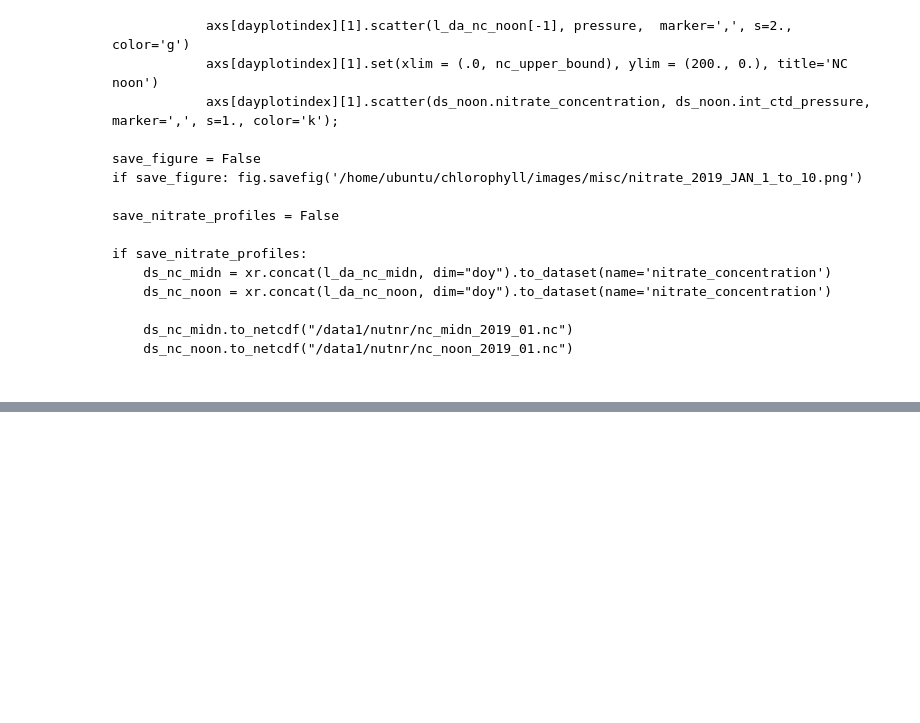
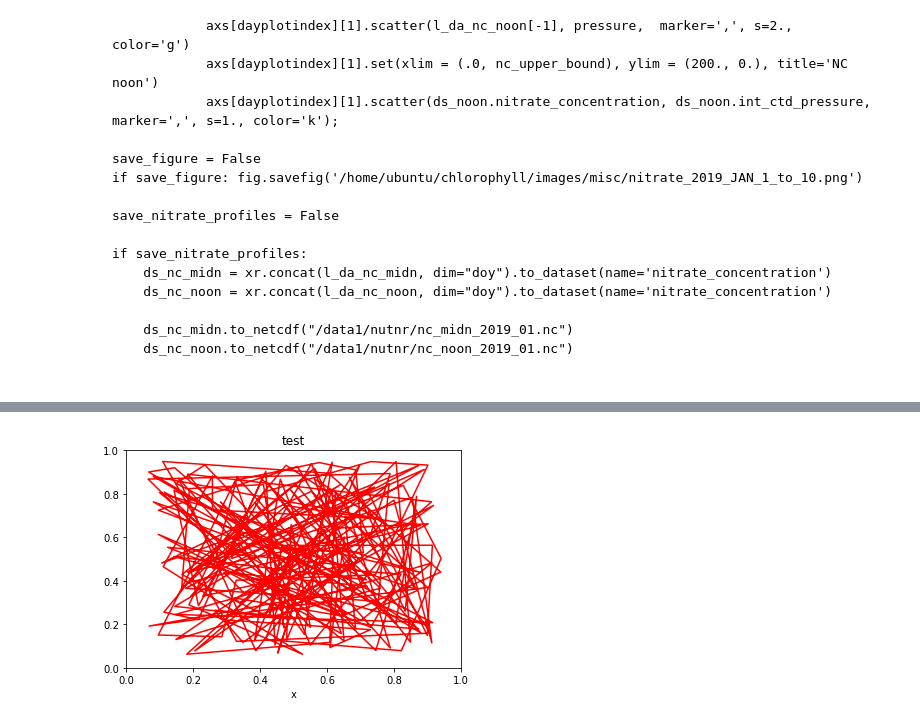
Before and after one commit to lsetiawan/ocean, a Jupyter notebook: Resources.ipynb, the cells around one changed output, grey strips where cells are left out. Cells and saved outputs as stored; diff of their text form; code cells hidden in the pictures; blank space fills up the shorter version.

```diff
--- a/Resources.ipynb
+++ b/Resources.ipynb
@@ -1066,0 +1143,23 @@ if save_nitrate_profiles:
+# %%
+def update_line(num, data, line):
+    line.set_data(data[..., :num])
+    return line,
+
+fig1 = plt.figure()
+
+data = .05 + 0.9*np.random.rand(2, 200)
+l, = plt.plot([], [], 'r-')                # l, takes the 1-tuple returned by plt.plot() and grabs that first
+                                           # and only element; so it de-tuples it
+
+plt.xlim(0, 1); plt.ylim(0, 1); plt.xlabel('x'); plt.title('test')
+
+lines_anim = animation.FuncAnimation(fig1, update_line, 200, fargs=(data, l), interval=1, blit=True)
+
+# fargs are additional arguments to 'update_line()' in addition to the frame number: data and line
+# interval is a time gap between frames (guess is milliseconds)
+# blit is the idea of modifying only pixels that change from one frame to the next
+
+# For direct display use this: HTML(line_ani.to_html5_video())
+lines_anim.save('./lines_tmp3.mp4')            # save the animation to a file
+Video("./lines_tmp3.mp4")                      # One can add , embed=True
+# %% [output]
@@ -1066,0 +1167 @@ if save_nitrate_profiles:
+[figure, added]
```
Also changed, not shown: parts of 5 cells of this notebook, 5 other files.
